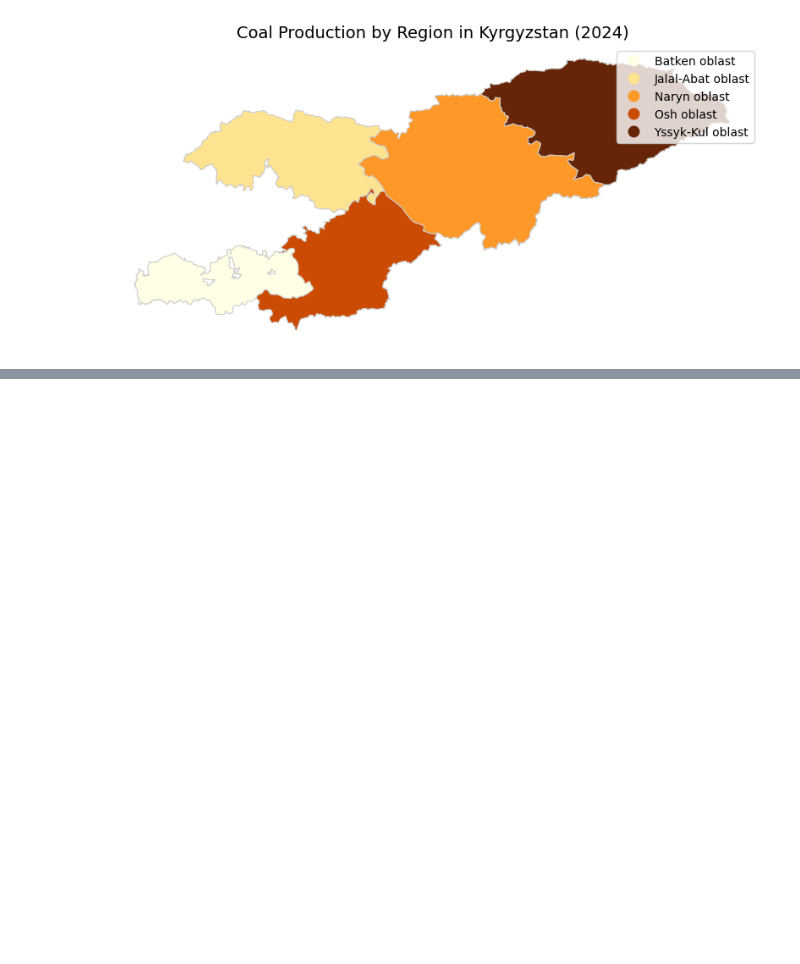
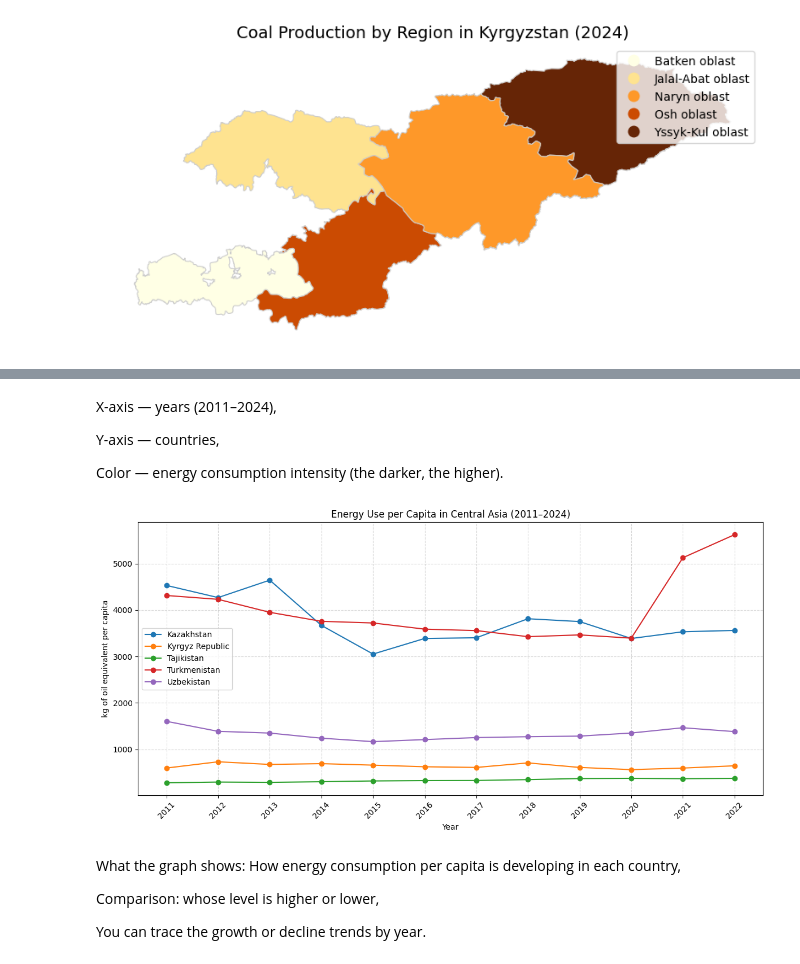
Before and after one commit to NursezimAlieva/Kyrgyz-Republic-Energy, a Jupyter notebook: main.ipynb, the cells around one changed output, grey strips where cells are left out. Cells and saved outputs as stored; diff of their text form; code cells hidden in the pictures; blank space fills up the shorter version.

```diff
--- a/main.ipynb
+++ b/main.ipynb
@@ -188,0 +234,38 @@ plt.show()
+# %% [markdown]
+X-axis — years (2011–2024),
+
+Y-axis — countries,
+
+Color — energy consumption intensity (the darker, the higher).
+# %%
+central_asia = ['Kyrgyz Republic', 'Kazakhstan', 'Uzbekistan', 'Tajikistan', 'Turkmenistan']
+years = [str(year) for year in range(2011, 2023)]
+
+energyUse_ca = energyUse[energyUse['Country Name'].isin(central_asia)]
+energyUse_ca = energyUse_ca[['Country Name'] + years]
+energyUse_ca.set_index('Country Name', inplace=True)
+energyUse_ca = energyUse_ca.apply(pd.to_numeric, errors='coerce')
+
+# Построение графика
+plt.figure(figsize=(12, 6))
+
+for country in energyUse_ca.index:
+    plt.plot(years, energyUse_ca.loc[country], marker='o', label=country)
+
+plt.title('Energy Use per Capita in Central Asia (2011–2024)')
+plt.xlabel('Year')
+plt.ylabel('kg of oil equivalent per capita')
+plt.xticks(rotation=45)
+plt.grid(True, linestyle='--', alpha=0.5)
+plt.legend()
+plt.tight_layout()
+plt.show()
+# %% [output]
+[figure, added]
+# %% [markdown]
+What the graph shows:
+How energy consumption per capita is developing in each country,
+
+Comparison: whose level is higher or lower,
+
+You can trace the growth or decline trends by year.
```
Also changed, not shown: parts of 5 cells of this notebook.
